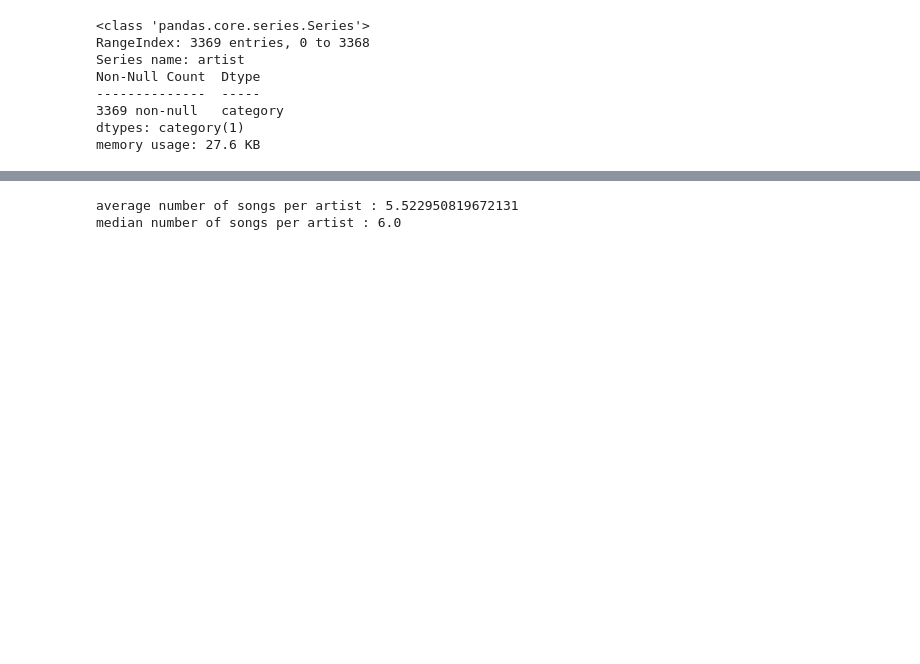
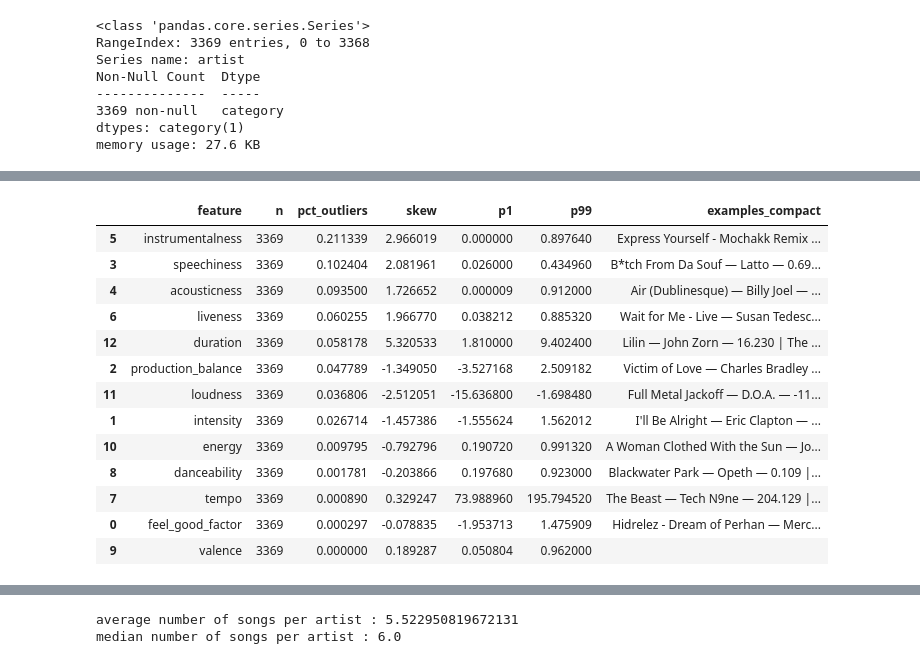
Before and after one commit to ofriK1708/data_science_projects, a Jupyter notebook: music_success_audio_features/researchDataset.ipynb, the cells around one changed output, grey strips where cells are left out. Cells and saved outputs as stored; diff of their text form; code cells hidden in the pictures; blank space fills up the shorter version.

```diff
--- a/music_success_audio_features/researchDataset.ipynb
+++ b/music_success_audio_features/researchDataset.ipynb
@@ -239,0 +292,86 @@ memory usage: 27.6 KB
+# %%
+# python
+import numpy as np
+import pandas as pd
+
+def outlier_report_with_examples(df, features, id_cols=('name', 'artist'), n_examples=6):
+    """
+    Return a DataFrame report with IQR stats + a compact list of example outlier rows
+    (shows up to `n_examples`, balanced between low and high extremes).
+    """
+    report = []
+    for f in features:
+        if f not in df.columns:
+            continue
+        x = df[f].dropna().astype(float)
+        n = len(x)
+        if n == 0:
+            continue
+        q1 = x.quantile(0.25)
+        q3 = x.quantile(0.75)
+        iqr = q3 - q1
+        lower = q1 - 1.5 * iqr
+        upper = q3 + 1.5 * iqr
+        out_mask = (df[f] < lower) | (df[f] > upper)
+        pct_out = float(out_mask.mean())
+        p1, p99 = np.percentile(x, [1, 99])
+        skew = float(x.skew())
+
+        # Gather example rows for the outliers (include id_cols + value)
+        out_rows = df.loc[out_mask & df[f].notna(), list(id_cols) + [f]].copy()
+        # sort ascending so head = lowest, tail = highest
+        out_rows = out_rows.sort_values(by=f)
+        # split examples between low/high extremes
+        n_low = min(len(out_rows), n_examples // 2)
+        n_high = min(len(out_rows) - n_low, n_examples - n_low)
+        examples_list = []
+        if n_low > 0:
+            low_examples = out_rows.head(n_low)
+            examples_list += [f"{r[name_col]} — {r[artist_col]} — {r[f]:.3f}"
+                              for _, r in low_examples.reset_index(drop=True).iterrows()
+                              for name_col, artist_col in [id_cols]]
+        if n_high > 0:
+            high_examples = out_rows.tail(n_high)
+            examples_list += [f"{r[name_col]} — {r[artist_col]} — {r[f]:.3f}"
+                              for _, r in high_examples.reset_index(drop=True).iterrows()
+                              for name_col, artist_col in [id_cols]]
+
+        # Also include a short extremes numeric summary (first/last values)
+        numeric_extremes = []
+        if not x.empty:
+            numeric_extremes = [float(v) for v in x.sort_values().head(3)] + [float(v) for v in x.sort_values().tail(3)]
+
+        report.append({
+            "feature": f,
+            "n": n,
+            "pct_outliers": pct_out,
+            "iqr_lower": lower,
+            "iqr_upper": upper,
+            "p1": p1,
+            "p99": p99,
+            "skew": skew,
+            "numeric_extremes": numeric_extremes,
+            "examples_compact": " | ".join(examples_list) if examples_list else ""
+        })
+
+    return pd.DataFrame(report).sort_values("pct_outliers", ascending=False)
+
+# --- Usage: produce report and print concise table ---
+features = [f for f in numerical_audio_features if f in songs_past_20_years.columns]
+rep = outlier_report_with_examples(songs_past_20_years, features, id_cols=('name', 'artist'), n_examples=6)
+rep[["feature", "n", "pct_outliers", "skew", "p1", "p99", "examples_compact"]]
+# %% [output]
+|  | feature | n | pct_outliers | skew | p1 | p99 | examples_compact |
+| 5 | instrumentalness | 3369 | 0.211339 | 2.966019 | 0.000000 | 0.897640 | Express Yourself - Mochakk Remix ... |
+| 3 | speechiness | 3369 | 0.102404 | 2.081961 | 0.026000 | 0.434960 | B*tch From Da Souf — Latto — 0.69... |
+| 4 | acousticness | 3369 | 0.093500 | 1.726652 | 0.000009 | 0.912000 | Air (Dublinesque) — Billy Joel — ... |
+| 6 | liveness | 3369 | 0.060255 | 1.966770 | 0.038212 | 0.885320 | Wait for Me - Live — Susan Tedesc... |
+| 12 | duration | 3369 | 0.058178 | 5.320533 | 1.810000 | 9.402400 | Lilin — John Zorn — 16.230 | The ... |
+| 2 | production_balance | 3369 | 0.047789 | -1.349050 | -3.527168 | 2.509182 | Victim of Love — Charles Bradley ... |
+| 11 | loudness | 3369 | 0.036806 | -2.512051 | -15.636800 | -1.698480 | Full Metal Jackoff — D.O.A. — -11... |
+| 1 | intensity | 3369 | 0.026714 | -1.457386 | -1.555624 | 1.562012 | I'll Be Alright — Eric Clapton — ... |
+| 10 | energy | 3369 | 0.009795 | -0.792796 | 0.190720 | 0.991320 | A Woman Clothed With the Sun — Jo... |
+| 8 | danceability | 3369 | 0.001781 | -0.203866 | 0.197680 | 0.923000 | Blackwater Park — Opeth — 0.109 |... |
+| 7 | tempo | 3369 | 0.000890 | 0.329247 | 73.988960 | 195.794520 | The Beast — Tech N9ne — 204.129 |... |
+| 0 | feel_good_factor | 3369 | 0.000297 | -0.078835 | -1.953713 | 1.475909 | Hidrelez - Dream of Perhan — Merc... |
+| 9 | valence | 3369 | 0.000000 | 0.189287 | 0.050804 | 0.962000 |  |
```
Also changed, not shown: parts of 3 cells of this notebook.
